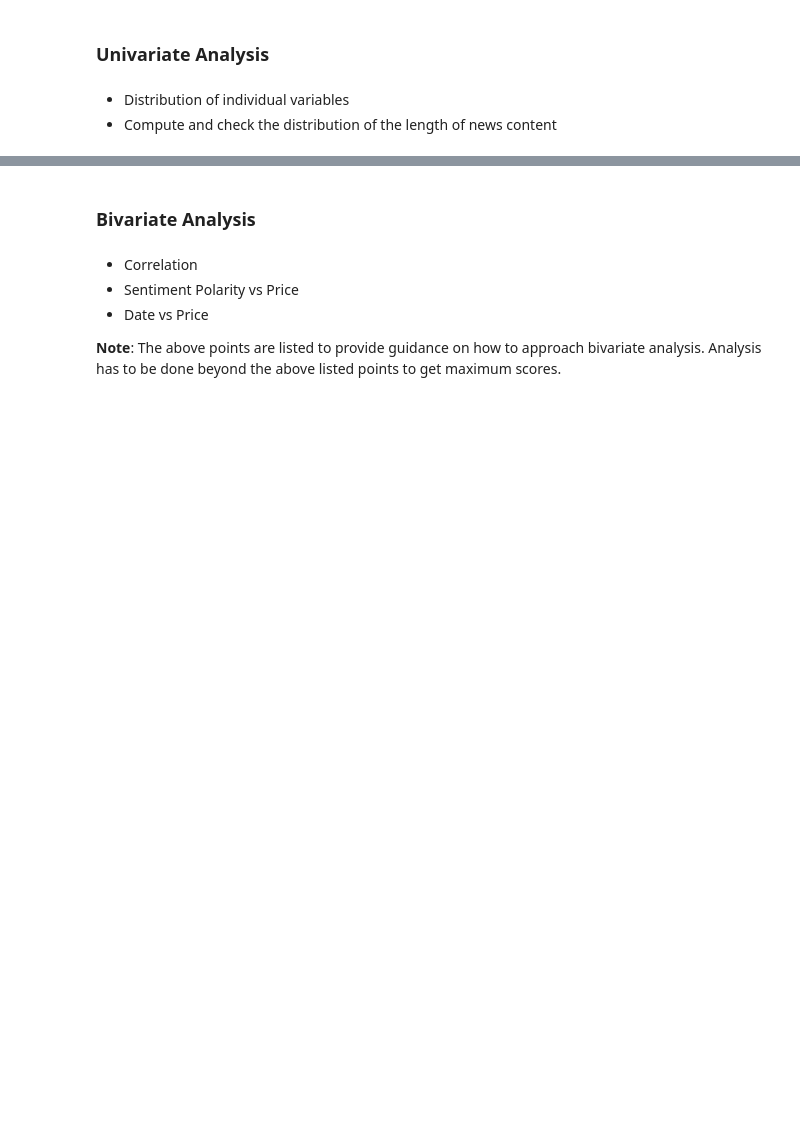
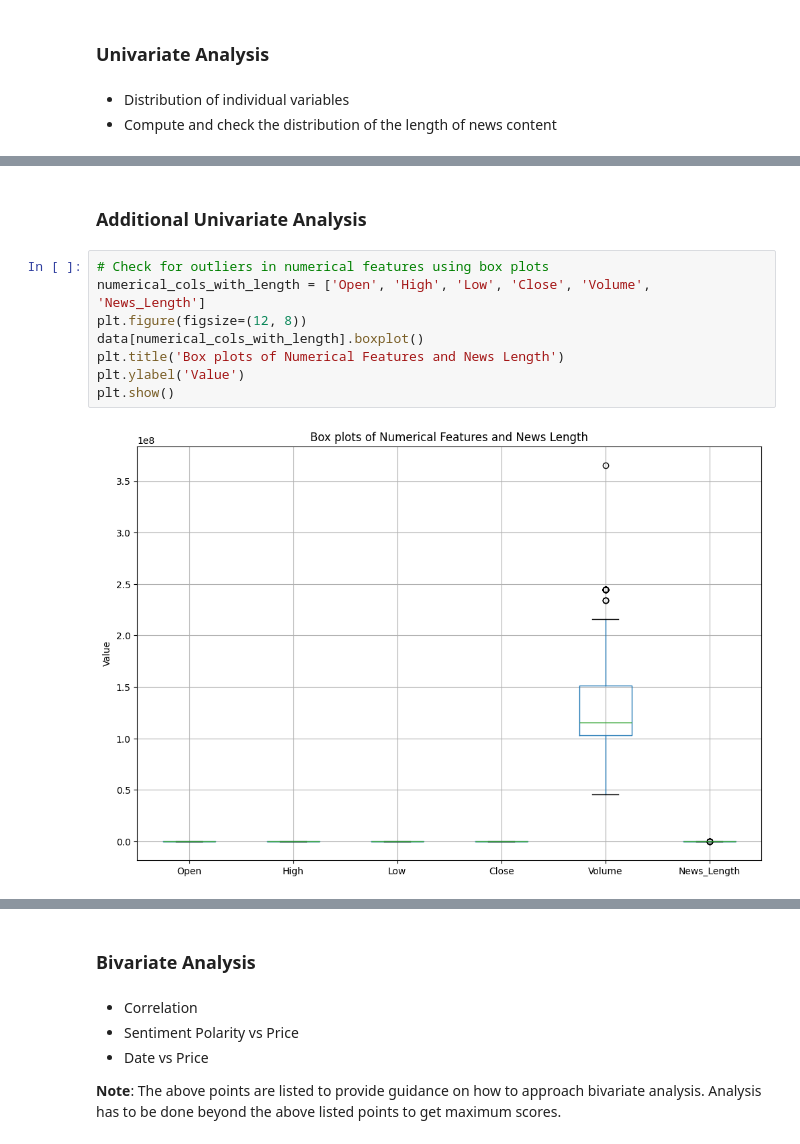
Before and after one commit to yush582/StockNews, a Jupyter notebook: Learner_Notebook_Full_Code.ipynb, the cells around one changed output, grey strips where cells are left out. Cells and saved outputs as stored; diff of their text form; blank space fills up the shorter version.

```diff
--- a/Learner_Notebook_Full_Code.ipynb
+++ b/Learner_Notebook_Full_Code.ipynb
@@ -172,0 +199,12 @@ print('ghekki')
+# %% [markdown]
+### Additional Univariate Analysis
+# %%
+# Check for outliers in numerical features using box plots
+numerical_cols_with_length = ['Open', 'High', 'Low', 'Close', 'Volume', 'News_Length']
+plt.figure(figsize=(12, 8))
+data[numerical_cols_with_length].boxplot()
+plt.title('Box plots of Numerical Features and News Length')
+plt.ylabel('Value')
+plt.show()
+# %% [output]
+[figure, added]
```
Also changed, not shown: parts of 15 cells of this notebook.
